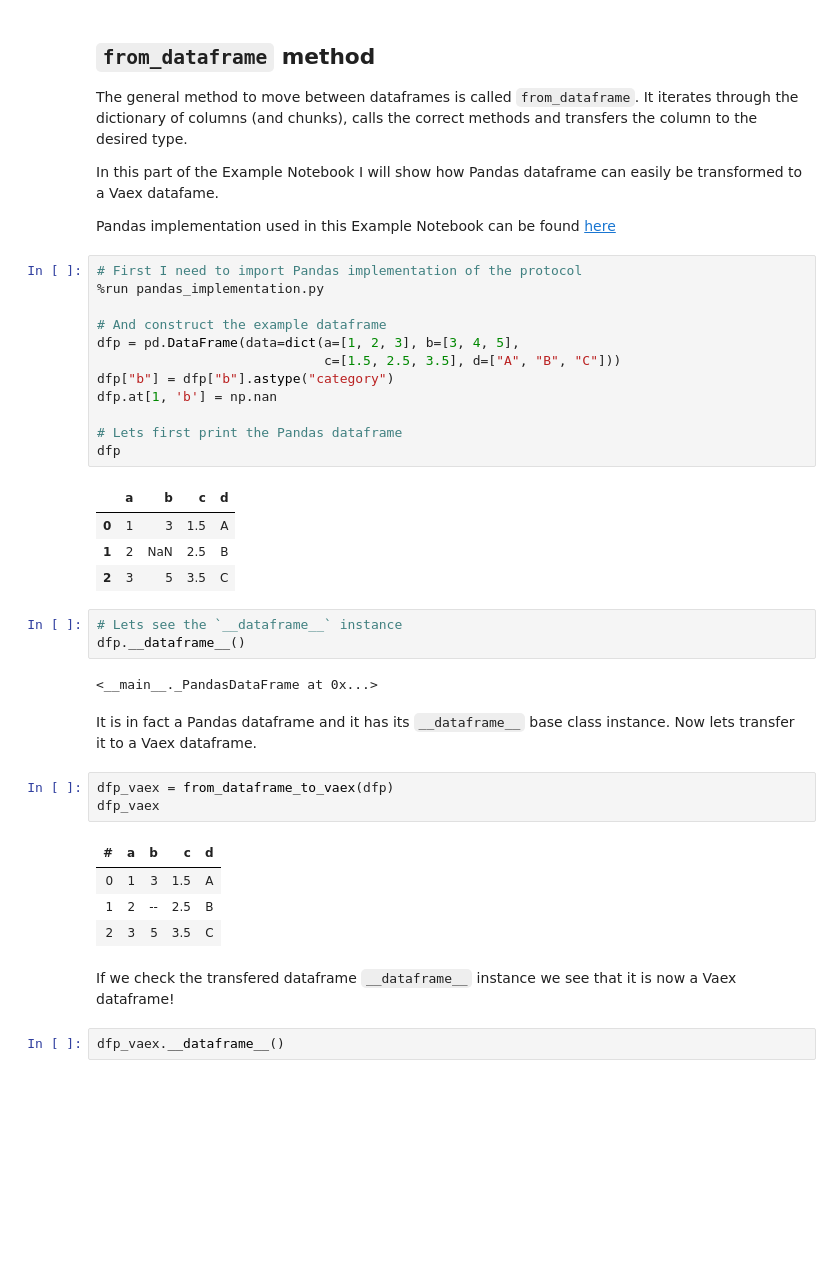
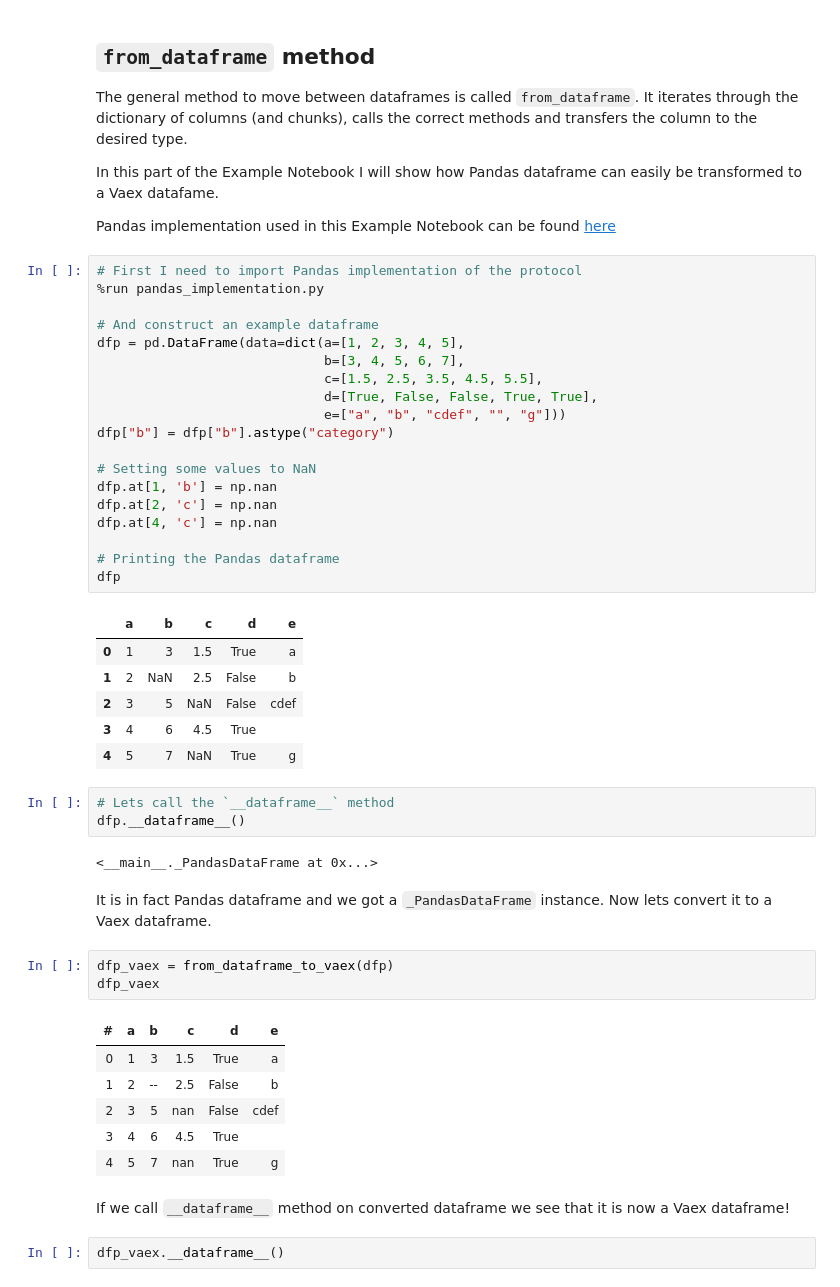
Before and after one commit to AlenkaF/vaex-df-api-implementation, a Jupyter notebook: blog-post-and-example_notebook/Example_Notebook-Vaex_implementation.ipynb, the cells around one changed output. Cells and saved outputs as stored; diff of their text form; blank space fills up the shorter version.

```diff
--- a/blog-post-and-example_notebook/Example_Notebook-Vaex_implementation.ipynb
+++ b/blog-post-and-example_notebook/Example_Notebook-Vaex_implementation.ipynb
@@ -198,37 +202,48 @@ Pandas implementation used in this Example Notebook can be found <a href="https:
 # %%
 # First I need to import Pandas implementation of the protocol
 %run pandas_implementation.py
 
-# And construct the example dataframe
-dfp = pd.DataFrame(data=dict(a=[1, 2, 3], b=[3, 4, 5],
-                             c=[1.5, 2.5, 3.5], d=["A", "B", "C"]))
+# And construct an example dataframe
+dfp = pd.DataFrame(data=dict(a=[1, 2, 3, 4, 5],
+                             b=[3, 4, 5, 6, 7],
+                             c=[1.5, 2.5, 3.5, 4.5, 5.5],
+                             d=[True, False, False, True, True],
+                             e=["a", "b", "cdef", "", "g"]))
 dfp["b"] = dfp["b"].astype("category")
+
+# Setting some values to NaN
 dfp.at[1, 'b'] = np.nan
+dfp.at[2, 'c'] = np.nan
+dfp.at[4, 'c'] = np.nan
 
-# Lets first print the Pandas dataframe
+# Printing the Pandas dataframe
 dfp
 # %% [output]
-|  | a | b | c | d |
-| 0 | 1 | 3 | 1.5 | A |
-| 1 | 2 | NaN | 2.5 | B |
-| 2 | 3 | 5 | 3.5 | C |
+|  | a | b | c | d | e |
+| 0 | 1 | 3 | 1.5 | True | a |
+| 1 | 2 | NaN | 2.5 | False | b |
+| 2 | 3 | 5 | NaN | False | cdef |
+| 3 | 4 | 6 | 4.5 | True |  |
+| 4 | 5 | 7 | NaN | True | g |
 # %%
-# Lets see the `__dataframe__` instance
+# Lets call the `__dataframe__` method
 dfp.__dataframe__()
 # %% [output]
 <__main__._PandasDataFrame at 0x...>
 # %% [markdown]
-It is in fact a Pandas dataframe and it has its `__dataframe__` base class instance. Now lets transfer it to a Vaex dataframe.
+It is in fact Pandas dataframe and we got a `_PandasDataFrame` instance. Now lets convert it to a Vaex dataframe.
 # %%
 dfp_vaex = from_dataframe_to_vaex(dfp)
 dfp_vaex
 # %% [output]
-| # | a | b | c | d |
-| 0 | 1 | 3 | 1.5 | A |
-| 1 | 2 | -- | 2.5 | B |
-| 2 | 3 | 5 | 3.5 | C |
+| # | a | b | c | d | e |
+| 0 | 1 | 3 | 1.5 | True | a |
+| 1 | 2 | -- | 2.5 | False | b |
+| 2 | 3 | 5 | nan | False | cdef |
+| 3 | 4 | 6 | 4.5 | True |  |
+| 4 | 5 | 7 | nan | True | g |
 # %% [markdown]
-If we check the transfered dataframe `__dataframe__` instance we see that it is now a Vaex dataframe!
+If we call `__dataframe__` method on converted dataframe we see that it is now a Vaex dataframe!
 # %%
 dfp_vaex.__dataframe__()
 # %% [output]
```
Also changed, not shown: parts of 30 cells of this notebook, 3 other files.
